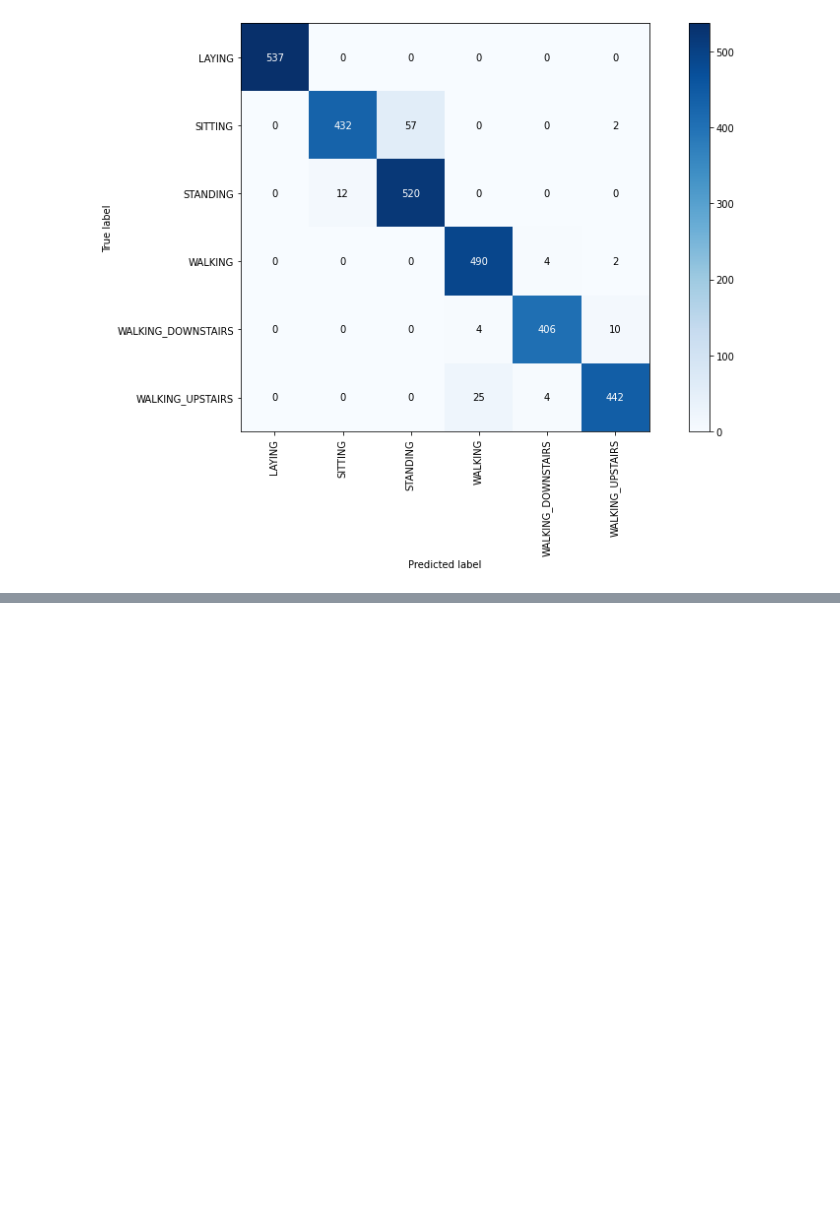
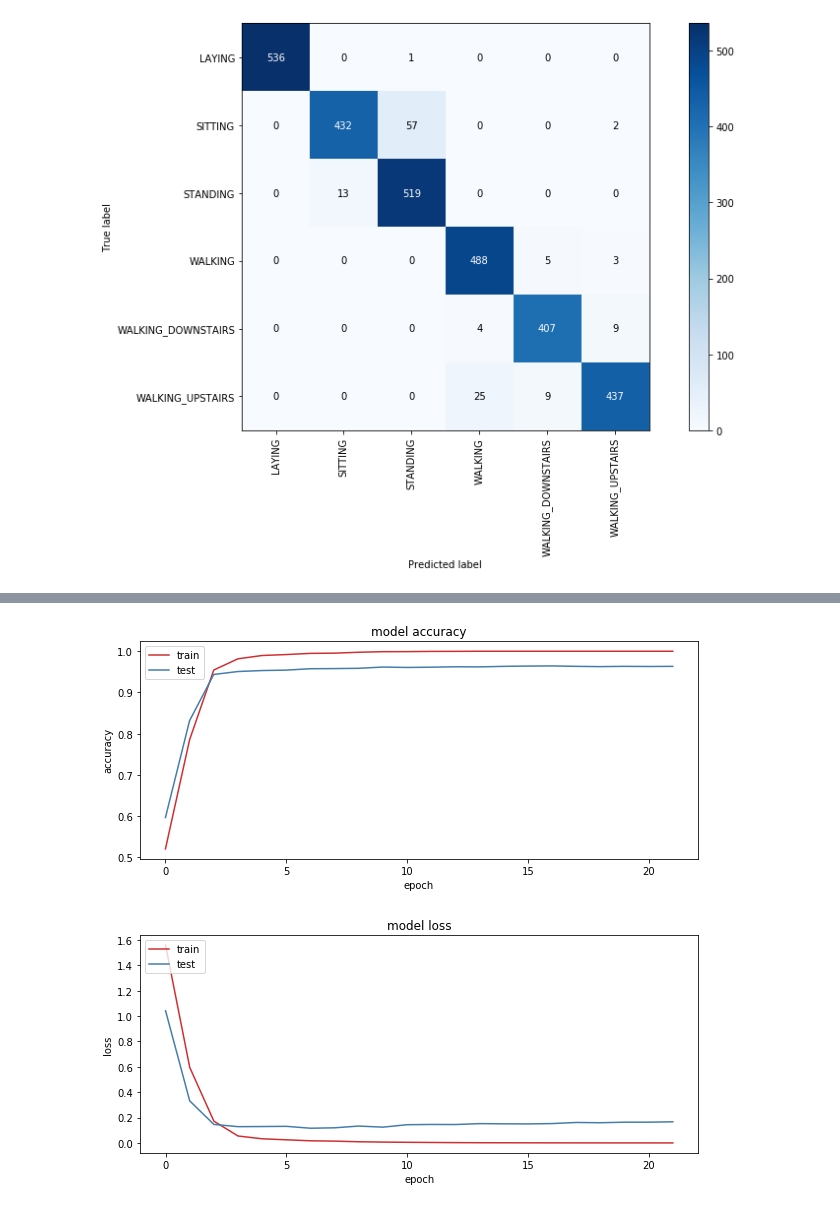
Before and after one commit to MHassaanButt/Human_Activity_Recognition_Using_ML-NN, a Jupyter notebook: Human_Action_Recognition.ipynb, the cells around one changed output, grey strips where cells are left out. Saved outputs shown, nothing was run; the diff lists cells and outputs as text; code cells hidden in the pictures; blank space fills up the shorter version.

```diff
--- a/Human_Action_Recognition.ipynb
+++ b/Human_Action_Recognition.ipynb
@@ -370,0 +554,6 @@ Best score :  0.9329506051230826
+# %%
+from sklearn.decomposition import PCA
+pca=PCA(n_components=None)
+X_train=pca.fit_transform(X_train)
+X_test=pca.transform(X_test)
+explained_variance=pca.explained_variance_ratio_
@@ -370,0 +583,13 @@ Best score :  0.9329506051230826
+# %%
+model=Sequential()
+model.add(Dense(units=64,kernel_initializer='uniform',activation='relu',input_dim=X_train.shape[1]))
+
+model.add(Dense(units=128,kernel_initializer='uniform',activation='relu'))
+
+model.add(Dense(units=64,kernel_initializer='uniform',activation='relu'))
+
+model.add(Dense(units=6,kernel_initializer='uniform',activation='softmax'))
+# %%
+model.compile(optimizer='adam',loss='categorical_crossentropy',metrics=['accuracy'])
+# %%
+history=model.fit(X_train,y_train,batch_size=256,epochs=22,validation_data=(X_test,y_test))
@@ -370,0 +617,21 @@ Best score :  0.9329506051230826
+# %%
+from pylab import rcParams
+rcParams['figure.figsize'] = 10, 4
+plt.plot(history.history['accuracy'])
+plt.plot(history.history['val_accuracy'])
+plt.title('model accuracy')
+plt.ylabel('accuracy')
+plt.xlabel('epoch')
+plt.legend(['train', 'test'], loc='upper left')
+plt.show()
+# summarize history for loss
+plt.plot(history.history['loss'])
+plt.plot(history.history['val_loss'])
+plt.title('model loss')
+plt.ylabel('loss')
+plt.xlabel('epoch')
+plt.legend(['train', 'test'], loc='upper left')
+plt.show()
+# %% [output]
+[figure, added]
+[figure, added]
```
Also changed, not shown: parts of 48 cells of this notebook, 2 other files.
